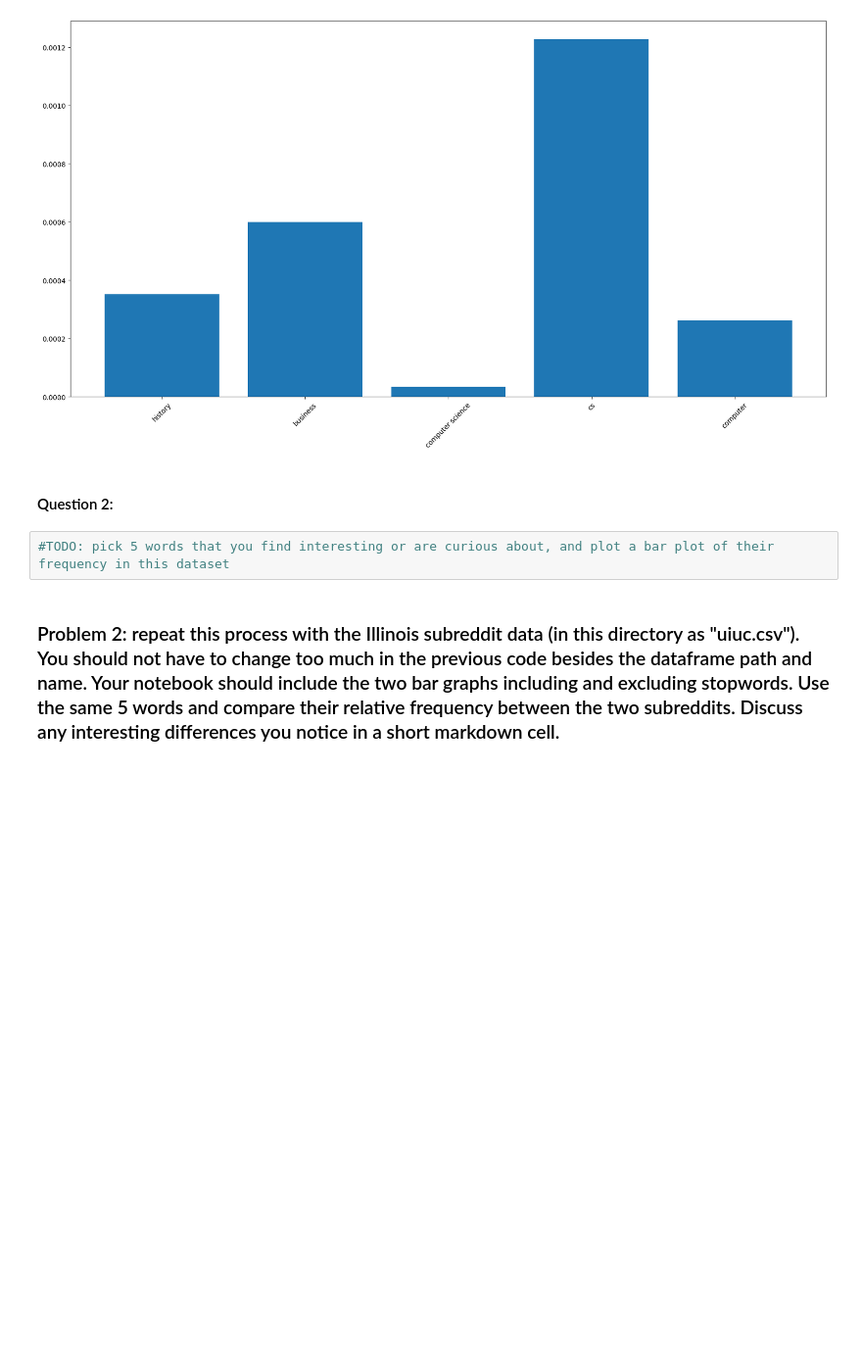
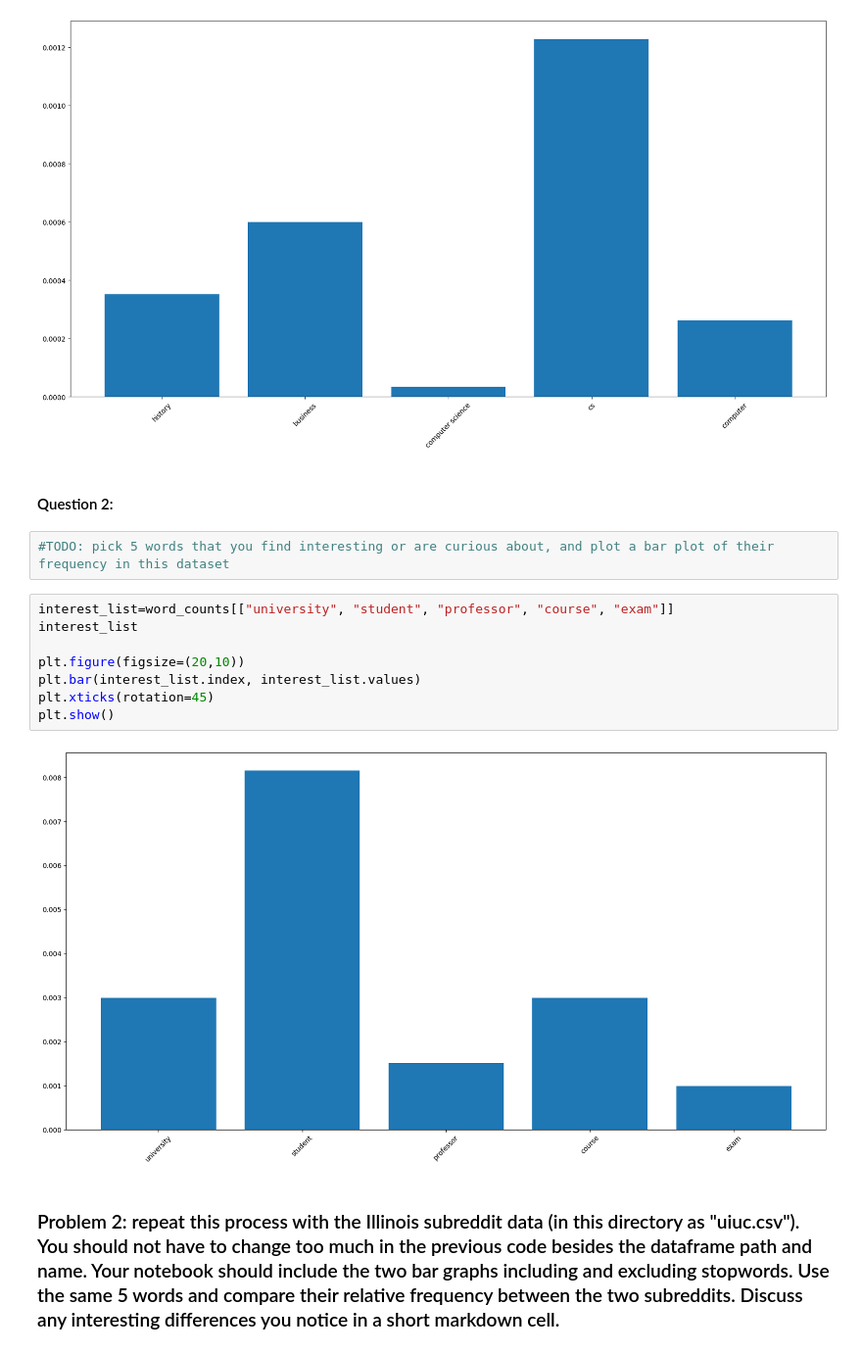
Before and after one commit to On0ne/project1-counting-words, a Jupyter notebook: project1.ipynb, the cells around one changed output. Shown at 98% size. Cells and saved outputs as stored; diff of their text form; blank space fills up the shorter version.

```diff
--- a/project1.ipynb
+++ b/project1.ipynb
@@ -262,5 +253,15 @@ plt.show()
 #### Question 2:
 # %%
 #TODO: pick 5 words that you find interesting or are curious about, and plot a bar plot of their frequency in this dataset
+# %%
+interest_list=word_counts[["university", "student", "professor", "course", "exam"]]
+interest_list
+
+plt.figure(figsize=(20,10))
+plt.bar(interest_list.index, interest_list.values)
+plt.xticks(rotation=45)
+plt.show()
+# %% [output]
+[figure, added]
 # %% [markdown]
 ### Problem 2: repeat this process with the Illinois subreddit data (in this directory as "uiuc.csv"). You should not have to change too much in the previous code besides the dataframe path and name. Your notebook should include the two bar graphs including and excluding stopwords. Use the same 5 words and compare their relative frequency between the two subreddits. Discuss any interesting differences you notice in a short markdown cell.
```
Also changed, not shown: parts of 24 cells of this notebook.
